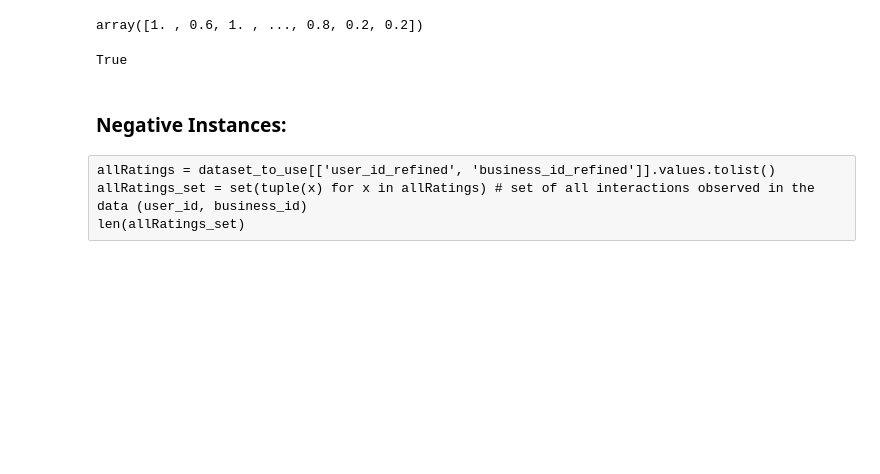
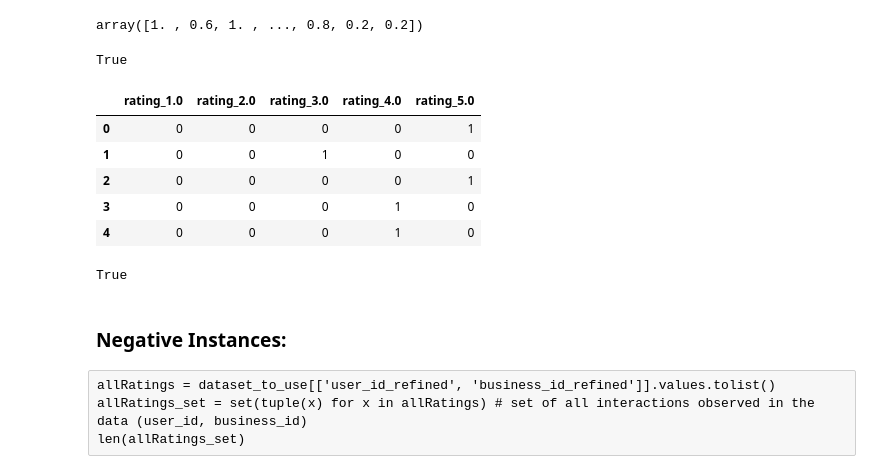
Before and after one commit to akhilesh-somani/Restaurant_Recommendation_System, a Jupyter notebook: Baseline2/Baseline_2.ipynb, the cells around one changed output. Saved outputs shown, nothing was run; the diff lists cells and outputs as text; code cells hidden in the pictures; blank space fills up the shorter version.

```diff
--- a/Baseline2/Baseline_2.ipynb
+++ b/Baseline2/Baseline_2.ipynb
@@ -220,6 +220,20 @@ array([1. , 0.6, 1. , ..., 0.8, 0.2, 0.2])
 len(y_test) == len(X_test)
 # %% [output]
 True
+# %%
+y_test_one_hot = pd.get_dummies(pd.DataFrame({'rating': list(map(lambda x: str(x), y_test * 5.0))}))
+y_test_one_hot.head(5)
+# %% [output]
+|  | rating_1.0 | rating_2.0 | rating_3.0 | rating_4.0 | rating_5.0 |
+| 0 | 0 | 0 | 0 | 0 | 1 |
+| 1 | 0 | 0 | 1 | 0 | 0 |
+| 2 | 0 | 0 | 0 | 0 | 1 |
+| 3 | 0 | 0 | 0 | 1 | 0 |
+| 4 | 0 | 0 | 0 | 1 | 0 |
+# %%
+len(y_test_one_hot) == len(y_test)
+# %% [output]
+True
 # %% [markdown]
 ### Negative Instances:
 # %% [raw]
```
Also changed, not shown: parts of 41 cells of this notebook, 1 other file.
